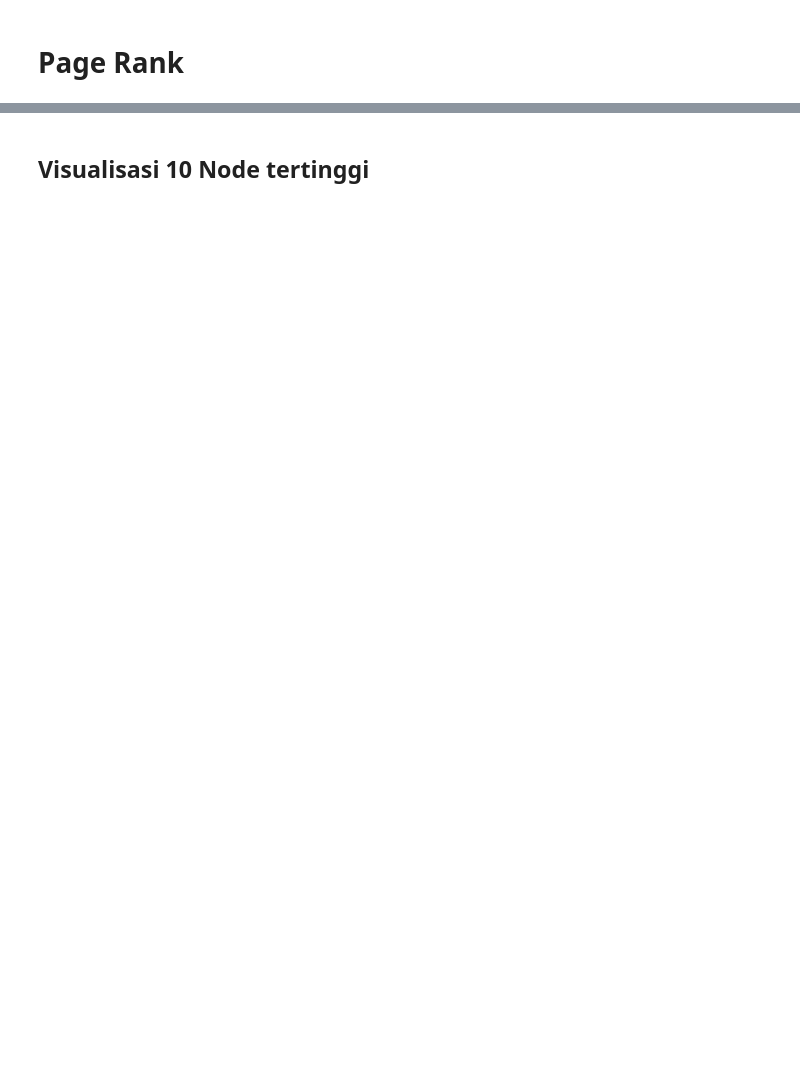
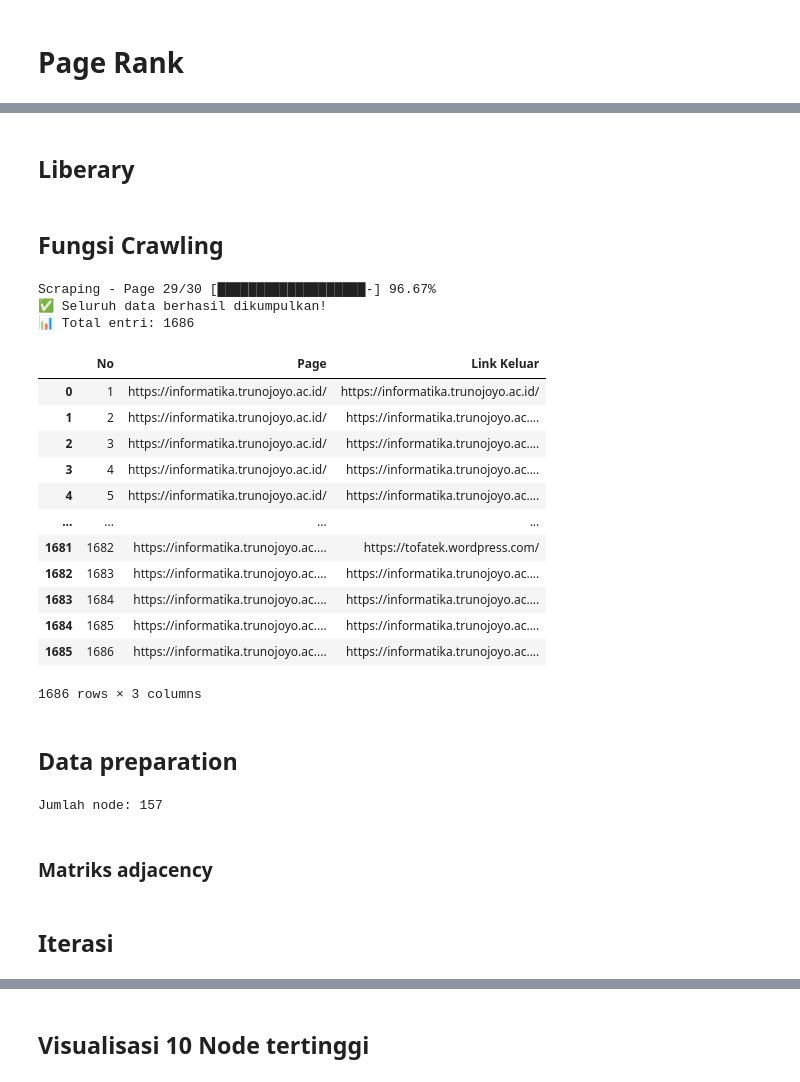
Before and after one commit to andre22-028/PPW, a Jupyter notebook: _sources/Page_Rank.ipynb, the cells around one changed output, grey strips where cells are left out. Cells and saved outputs as stored; diff of their text form; code cells hidden in the pictures; blank space fills up the shorter version.

```diff
--- a/_sources/Page_Rank.ipynb
+++ b/_sources/Page_Rank.ipynb
@@ -83,0 +3,2 @@ Top 5 node dengan PageRank tertinggi:
+# %% [markdown]
+## Liberary
@@ -83,0 +15,2 @@ Top 5 node dengan PageRank tertinggi:
+# %% [markdown]
+## Fungsi Crawling
@@ -83,0 +85,40 @@ Top 5 node dengan PageRank tertinggi:
+# %%
+url = "https://informatika.trunojoyo.ac.id/"
+scrape_all_links(url, max_pages=30)
+# %% [output]
+Scraping - Page 29/30 [███████████████████-] 96.67%
+✅ Seluruh data berhasil dikumpulkan!
+📊 Total entri: 1686
+# %%
+link = pd.read_csv("link.csv")
+link
+# %% [output]
+|  | No | Page | Link Keluar |
+| 0 | 1 | https://informatika.trunojoyo.ac.id/ | https://informatika.trunojoyo.ac.id/ |
+| 1 | 2 | https://informatika.trunojoyo.ac.id/ | https://informatika.trunojoyo.ac.... |
+| 2 | 3 | https://informatika.trunojoyo.ac.id/ | https://informatika.trunojoyo.ac.... |
+| 3 | 4 | https://informatika.trunojoyo.ac.id/ | https://informatika.trunojoyo.ac.... |
+| 4 | 5 | https://informatika.trunojoyo.ac.id/ | https://informatika.trunojoyo.ac.... |
+| ... | ... | ... | ... |
+| 1681 | 1682 | https://informatika.trunojoyo.ac.... | https://tofatek.wordpress.com/ |
+| 1682 | 1683 | https://informatika.trunojoyo.ac.... | https://informatika.trunojoyo.ac.... |
+| 1683 | 1684 | https://informatika.trunojoyo.ac.... | https://informatika.trunojoyo.ac.... |
+| 1684 | 1685 | https://informatika.trunojoyo.ac.... | https://informatika.trunojoyo.ac.... |
+| 1685 | 1686 | https://informatika.trunojoyo.ac.... | https://informatika.trunojoyo.ac.... |
+1686 rows × 3 columns
+# %% [markdown]
+## Data preparation
+# %%
+edges = link[['Page', 'Link Keluar']].copy()
+
+# Tentukan node unik
+nodes = pd.Index(sorted(set(edges['Page']).union(edges['Link Keluar'])))
+n = len(nodes)
+print(f"Jumlah node: {n}")
+
+# Buat mapping node → index
+node_to_index = {node: i for i, node in enumerate(nodes)}
+# %% [output]
+Jumlah node: 157
+# %% [markdown]
+### Matriks adjacency
@@ -83,0 +138,2 @@ Top 5 node dengan PageRank tertinggi:
+# %% [markdown]
+## Iterasi
```
Also changed, not shown: parts of 9 cells of this notebook, 6 other files.
